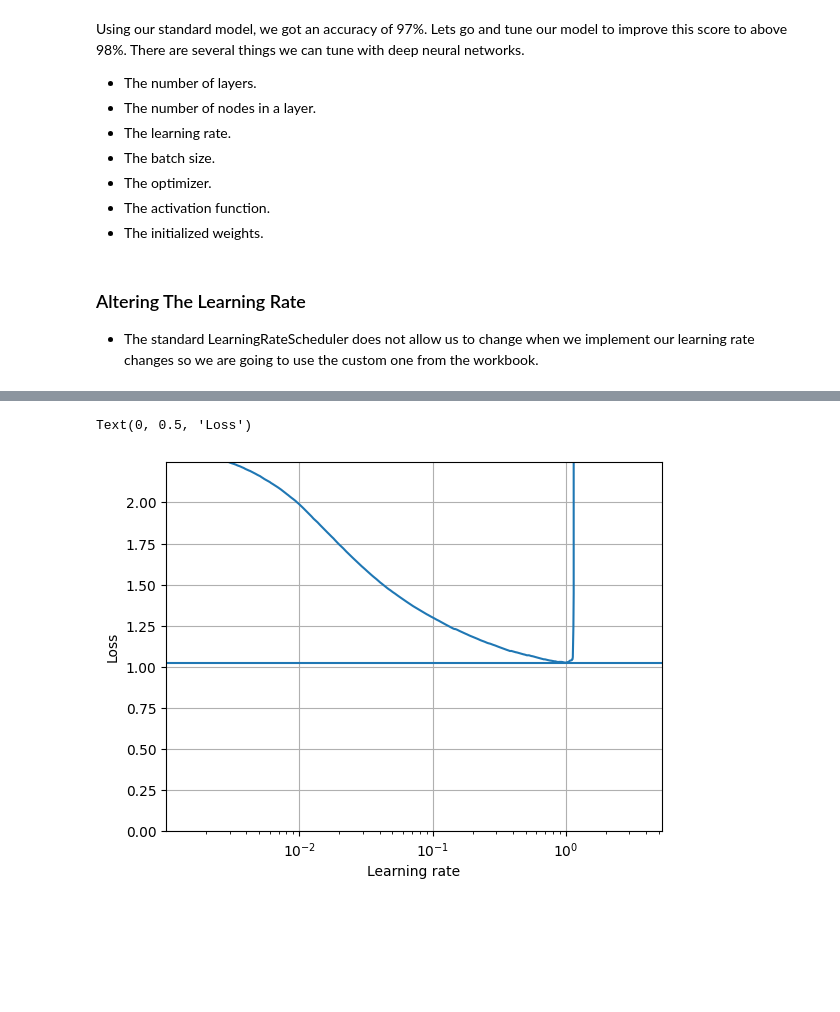
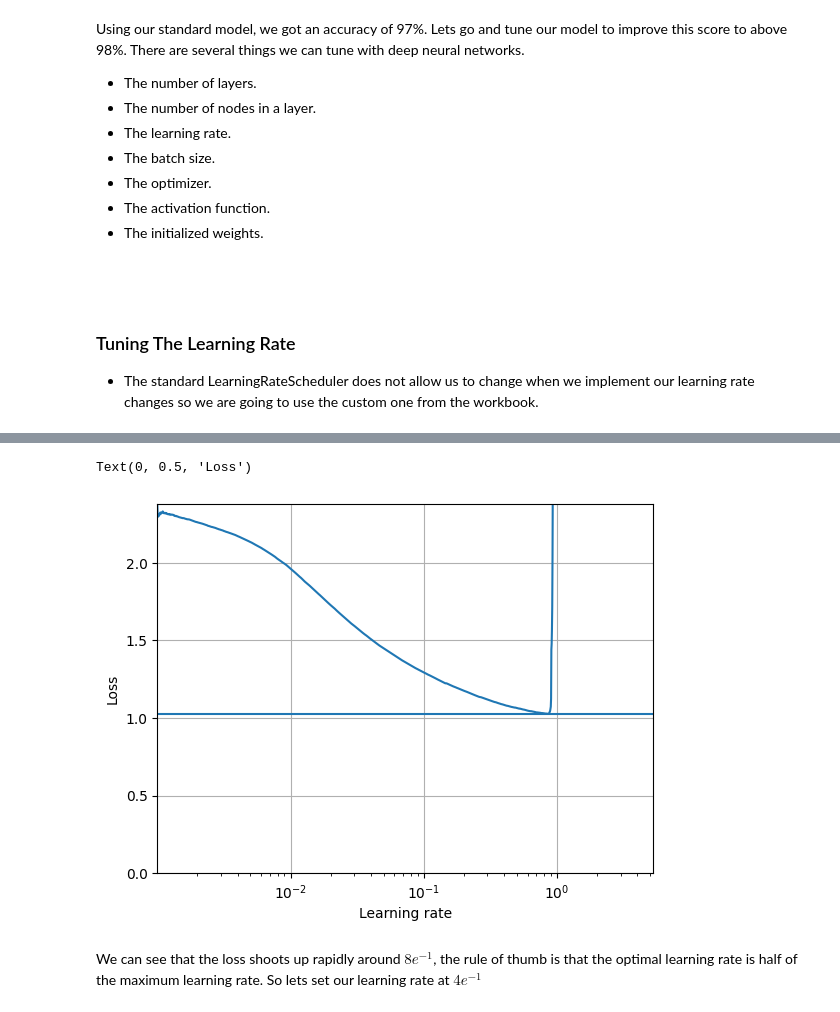
Before and after one commit to CamWheeler135/homework, a Jupyter notebook: Hands_On_Machine_Learning/Chapter 10 - Introduction to ANNs .ipynb, the cells around one changed output, grey strips where cells are left out. Saved outputs shown, nothing was run; the diff lists cells and outputs as text; code cells hidden in the pictures; blank space fills up the shorter version.

```diff
--- a/Hands_On_Machine_Learning/Chapter 10 - Introduction to ANNs .ipynb
+++ b/Hands_On_Machine_Learning/Chapter 10 - Introduction to ANNs .ipynb
@@ -23,8 +23,9 @@ print(keras.__version__)
 (X_train_complete, Y_train_complete), (X_test, Y_test) = keras.datasets.mnist.load_data()
 
 # create the validation set
-X_train, X_valid = X_train_complete[5000:] / 250, X_train_complete[:5000] / 250 # Gradient descent requires that we scale.
-Y_train, Y_valid = Y_train_complete[5000:], Y_train_complete[:5000]
+X_valid, X_train = X_train_complete[:5000] / 255., X_train_complete[5000:] / 255.
+Y_valid, Y_train = Y_train_complete[:5000], Y_train_complete[5000:]
+X_test = X_test / 255.
 
 X_valid.shape
 # %% [output]
@@ -145,0 +133,2 @@ keras.backend.clear_session()
+# %% [markdown]
+#
@@ -146,5 +139,5 @@ keras.backend.clear_session()
 # %% [markdown]
-### Altering The Learning Rate
+### Tuning The Learning Rate
 
 - The standard LearningRateScheduler does not allow us to change when we implement our learning rate changes so we are going to use the custom one from the workbook.
 # %%
@@ -164,17 +157,17 @@ class LearningRateIncreaser(keras.callbacks.Callback):
 # %%
 # Creating another model where we will tune the learning rate.
 
-lr_tuned_model = keras.models.Sequential()
+lr_tester_model = keras.models.Sequential()
 
-lr_tuned_model.add(keras.layers.Flatten(input_shape=[28, 28]))
-lr_tuned_model.add(keras.layers.Dense(200, activation='relu'))
-lr_tuned_model.add(keras.layers.Dense(100, activation='relu'))
-lr_tuned_model.add(keras.layers.Dense(10, activation='softmax'))
+lr_tester_model.add(keras.layers.Flatten(input_shape=[28, 28]))
+lr_tester_model.add(keras.layers.Dense(200, activation='relu'))
+lr_tester_model.add(keras.layers.Dense(100, activation='relu'))
+lr_tester_model.add(keras.layers.Dense(10, activation='softmax'))
 
-lr_tuned_model.compile(loss='sparse_categorical_crossentropy', optimizer=keras.optimizers.SGD(learning_rate=1e-3), metrics=['accuracy']) # Starting really small.
+lr_tester_model.compile(loss='sparse_categorical_crossentropy', optimizer=keras.optimizers.SGD(learning_rate=1e-3), metrics=['accuracy']) # Starting really small.
 lr_tuner_cb = LearningRateIncreaser(increase=1.005) # Increasing by 0.5% each iteration.
 # %%
-history = lr_tuned_model.fit(X_train, Y_train, epochs=1, validation_data=(X_valid, Y_valid), callbacks=[lr_tuner_cb])
+history = lr_tester_model.fit(X_train, Y_train, epochs=1, validation_data=(X_valid, Y_valid), callbacks=[lr_tuner_cb])
 
 print(max(lr_tuner_cb.learning_rates))
 
@@ -190,3 +183,5 @@ plt.ylabel("Loss")
 5.2636895
 Text(0, 0.5, 'Loss')
-[figure, old version]
+[figure, new version]
+# %% [markdown]
+We can see that the loss shoots up rapidly around $8e^{-1}$, the rule of thumb is that the optimal learning rate is half of the maximum learning rate. So lets set our learning rate at $4e^{-1}$
```
Also changed, not shown: parts of 40 cells of this notebook.
